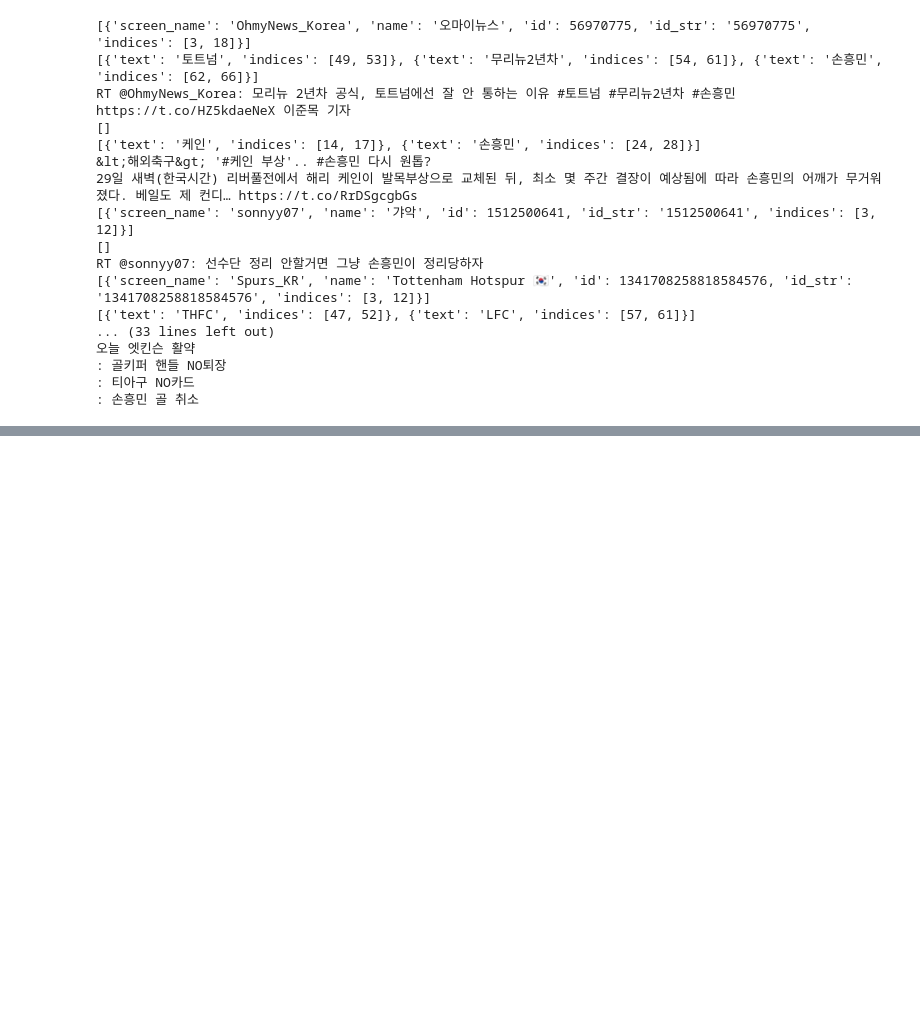
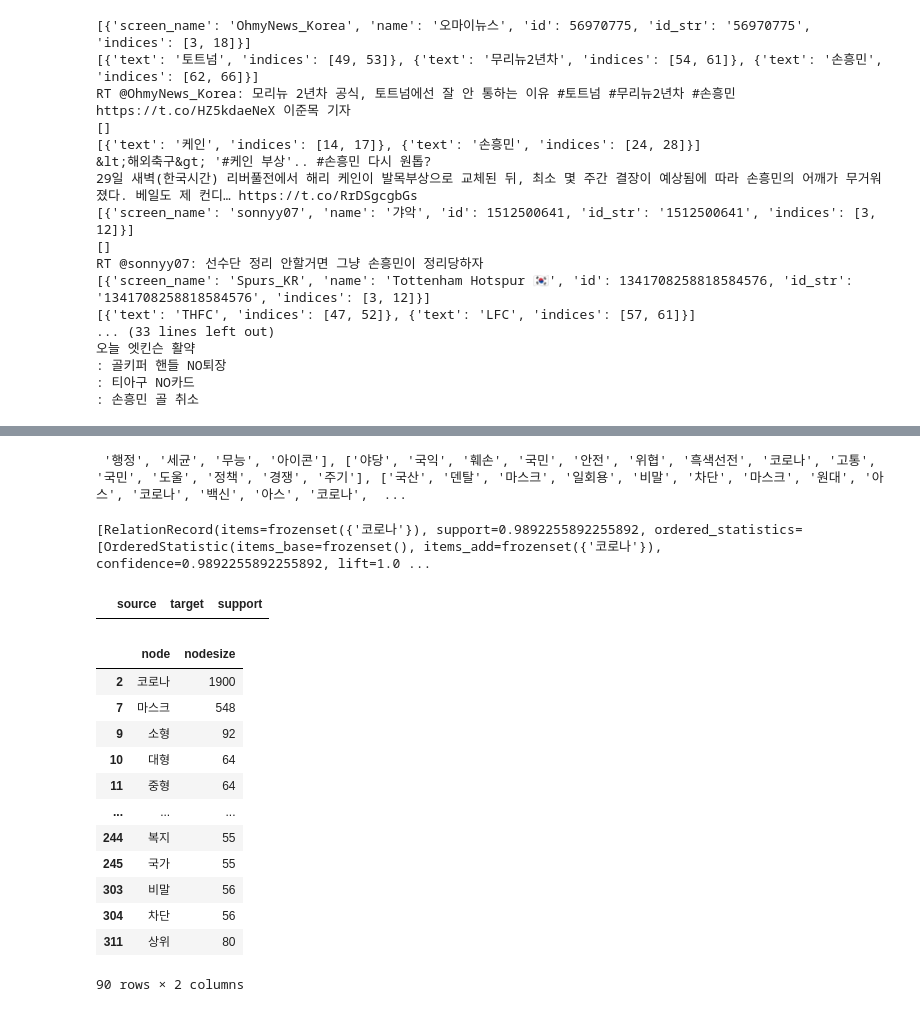
Before and after one commit to JngHoon2/-, a Jupyter notebook: chapter2/twitter_keyword_analysis.ipynb, the cells around one changed output, grey strips where cells are left out. Drawn from its saved outputs; the diff is of its cells as text; code cells hidden in the pictures; blank space fills up the shorter version.

```diff
--- a/chapter2/twitter_keyword_analysis.ipynb
+++ b/chapter2/twitter_keyword_analysis.ipynb
@@ -148,0 +184,65 @@ df.head()
+# %%
+#트랜잭션 데이터를 추출합니다.
+transactions = df['nouns'].tolist()
+
+#공백 문자열을 제거합니다.
+transactions = [transaction for transaction in transactions if transaction]
+print(transactions)
+# %% [output]
+ '행정', '세균', '무능', '아이콘'], ['야당', '국익', '훼손', '국민', '안전', '위협', '흑색선전', '코로나', '고통', '국민', '도울', '정책', '경쟁', '주기'], ['국산', '덴탈', '마스크', '일회용', '비말', '차단', '마스크', '원대', '아스', '코로나', '백신', '아스', '코로나',  ...
+# %%
+# 연관분석 수행
+results = list(apriori(transactions,
+                        min_support = 0.5,
+                        min_confidence = 0.6,
+                        min_lift = 1.0,
+                        max_length = 2))
+print(results)
+# %% [output]
+[RelationRecord(items=frozenset({'코로나'}), support=0.9892255892255892, ordered_statistics=[OrderedStatistic(items_base=frozenset(), items_add=frozenset({'코로나'}), confidence=0.9892255892255892, lift=1.0 ...
+# %%
+#데이터 프레임 형태로 정리
+columns = ['source','target','support']
+network_df = pd.DataFrame(columns = columns)
+
+# 조건절을 source, 결과절을 target, 지지도를 support로 피처를 치환
+for result in results:
+    if len(result.items) == 2:
+        items = [x for x in result.items]
+        row = [items[0], items[1], result.support]
+        series = pd.Series(row, index = network_df.columns)
+        network_df = network_df.append(series, ignore_index = True)
+
+network_df.head()
+# %% [output]
+|  | source | target | support |
+# %%
+# 키워드 각각의 빈도 계산
+
+# 말뭉치 추출
+tweet_corpus = ''.join(df['ko_text'].tolist())
+
+nouns_tagger = Okt()
+nouns = nouns_tagger.nouns(tweet_corpus)
+count  = Counter(nouns)
+
+remove_char_counter = Counter({x : count[x] for x in count if len(x) > 1})
+
+node_df = pd.DataFrame(remove_char_counter.items(), columns = ['node', 'nodesize'])
+
+node_df = node_df[node_df['nodesize'] >= 50]
+node_df
+# %% [output]
+|  | node | nodesize |
+| 2 | 코로나 | 1900 |
+| 7 | 마스크 | 548 |
+| 9 | 소형 | 92 |
+| 10 | 대형 | 64 |
+| 11 | 중형 | 64 |
+| ... | ... | ... |
+| 244 | 복지 | 55 |
+| 245 | 국가 | 55 |
+| 303 | 비말 | 56 |
+| 304 | 차단 | 56 |
+| 311 | 상위 | 80 |
+90 rows × 2 columns
```
Also changed, not shown: parts of 6 cells of this notebook.
